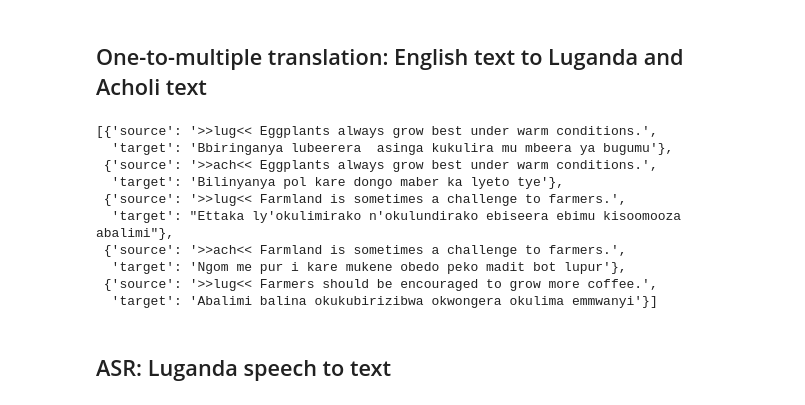
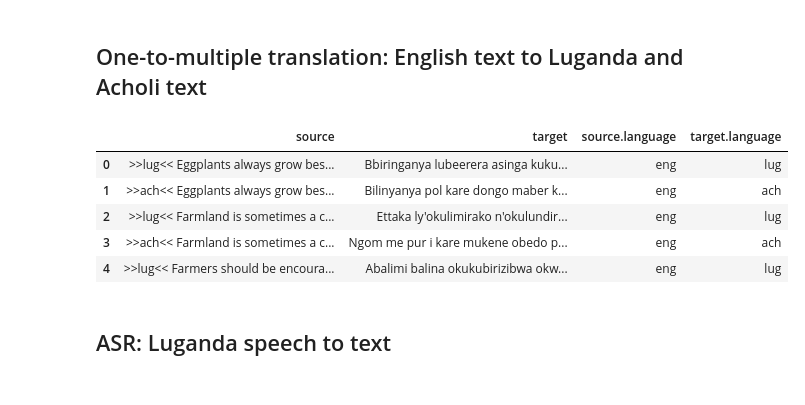
Before and after one commit to SunbirdAI/salt, a Jupyter notebook: notebooks/Leb test.ipynb, the cells around one changed output. Drawn from its saved outputs; the diff is of its cells as text; code cells hidden in the pictures.

```diff
--- a/notebooks/Leb test.ipynb
+++ b/notebooks/Leb test.ipynb
@@ -9,33 +9,29 @@ import yaml
 # %%
 yaml_config = '''
 huggingface_load:
   path: Sunbird/salt
   split: train
   name: text-all
 source:
   type: text
   language: eng
   preprocessing:
       - prefix_target_language
 target:
   type: text
   language: [lug, ach]
 '''
 
 config = yaml.safe_load(yaml_config)
 ds = leb.dataset.create(config)
-list(ds.take(5))
+leb.utils.show_dataset(ds, N=5)
 # %% [output]
-[{'source': '>>lug<< Eggplants always grow best under warm conditions.',
-  'target': 'Bbiringanya lubeerera  asinga kukulira mu mbeera ya bugumu'},
- {'source': '>>ach<< Eggplants always grow best under warm conditions.',
-  'target': 'Bilinyanya pol kare dongo maber ka lyeto tye'},
- {'source': '>>lug<< Farmland is sometimes a challenge to farmers.',
-  'target': "Ettaka ly'okulimirako n'okulundirako ebiseera ebimu kisoomooza abalimi"},
- {'source': '>>ach<< Farmland is sometimes a challenge to farmers.',
-  'target': 'Ngom me pur i kare mukene obedo peko madit bot lupur'},
- {'source': '>>lug<< Farmers should be encouraged to grow more coffee.',
-  'target': 'Abalimi balina okukubirizibwa okwongera okulima emmwanyi'}]
+|  | source | target | source.language | target.language |
+| 0 | >>lug<< Eggplants always grow bes... | Bbiringanya lubeerera asinga kuku... | eng | lug |
+| 1 | >>ach<< Eggplants always grow bes... | Bilinyanya pol kare dongo maber k... | eng | ach |
+| 2 | >>lug<< Farmland is sometimes a c... | Ettaka ly'okulimirako n'okulundir... | eng | lug |
+| 3 | >>ach<< Farmland is sometimes a c... | Ngom me pur i kare mukene obedo p... | eng | ach |
+| 4 | >>lug<< Farmers should be encoura... | Abalimi balina okukubirizibwa okw... | eng | lug |
 # %% [markdown]
 ## ASR: Luganda speech to text
 # %%
```
Also changed, not shown: parts of 4 cells of this notebook.
